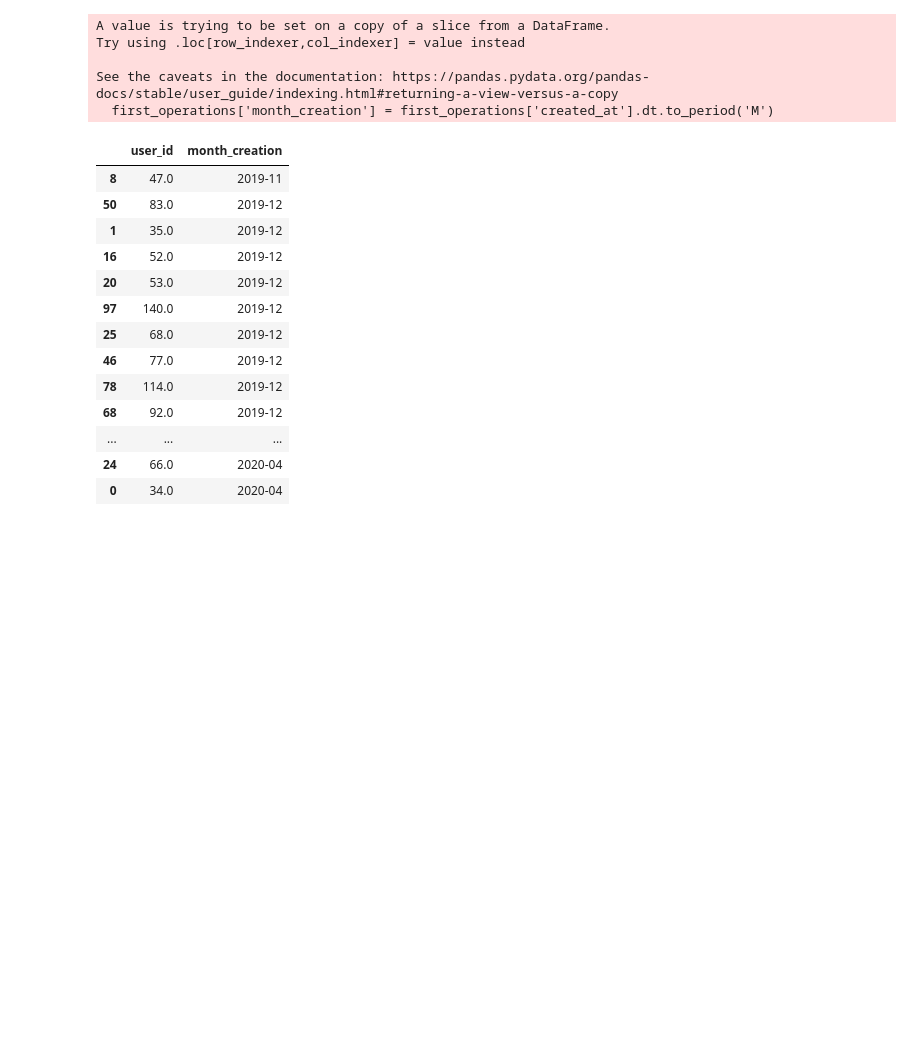
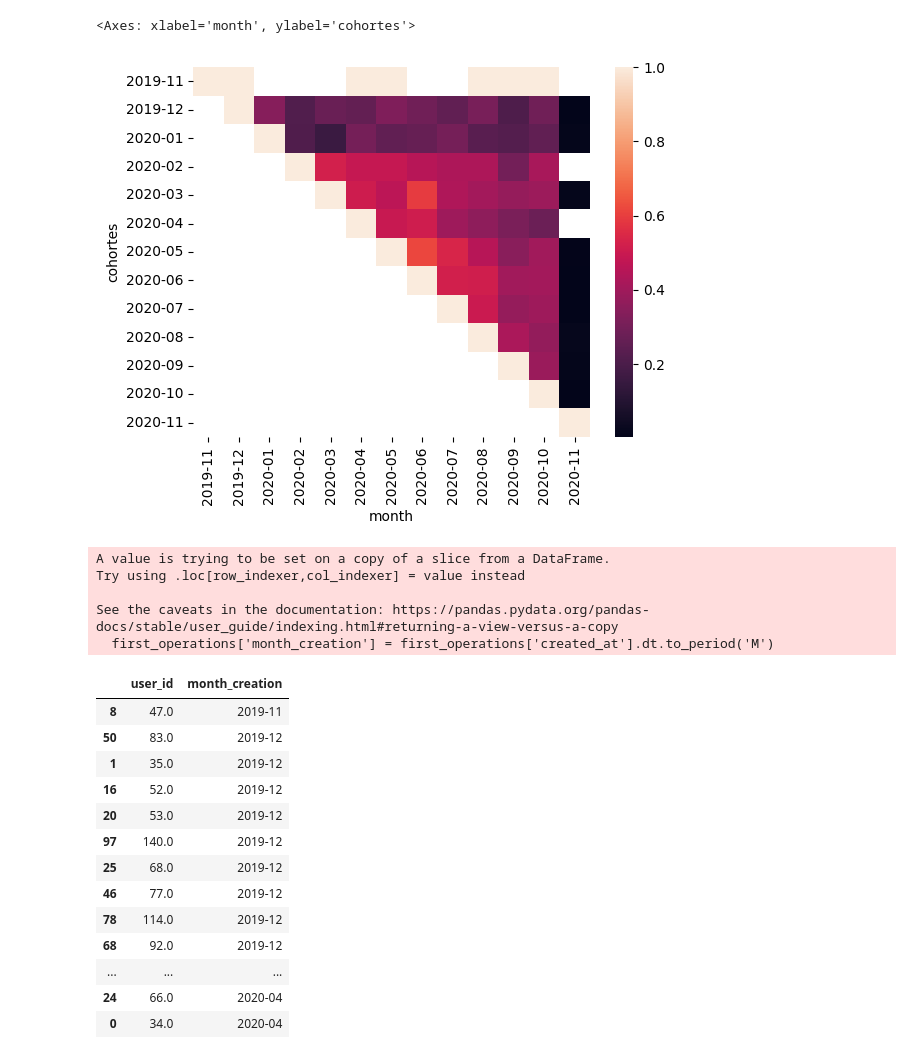
Before and after one commit to ivanseldas/microcredit-churn-classifier, a Jupyter notebook: new_main.ipynb, the cells around one changed output. Drawn from its saved outputs; the diff is of its cells as text; code cells hidden in the pictures; blank space fills up the shorter version.

Commit message:
heatmap

```diff
--- a/new_main.ipynb
+++ b/new_main.ipynb
@@ -43,0 +62,3 @@ user_operation
+# %%
+table_month = cash.groupby(['cohortes', 'month']).agg(clientes = ('user_id', 'nunique')).reset_index()
+table_month
@@ -43,0 +79,3 @@ user_operation
+# %%
+pivot_unitial = table_month.groupby('cohortes').first()
+pivot_unitial
@@ -43,0 +98,3 @@ user_operation
+# %%
+retention = table_month.pivot(index='cohortes', columns='month', values='clientes').div(pivot_unitial['clientes'], axis=0)
+retention
@@ -44,3 +117,8 @@ user_operation
+# %%
+sns.heatmap(retention)
+# %% [output]
+<Axes: xlabel='month', ylabel='cohortes'>
+[figure, added]
 # %%
 # Take the first operations of each client
 first_operations = user_operation.drop_duplicates(subset='user_id')
```
Also changed, not shown: parts of 11 cells of this notebook.
